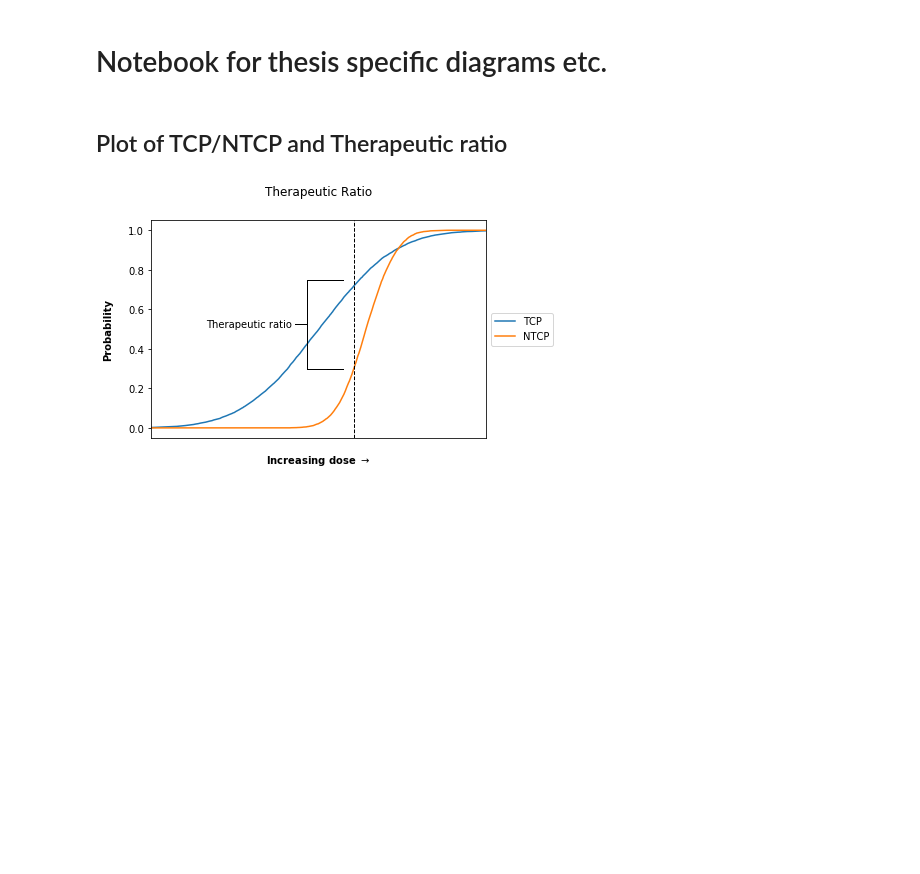
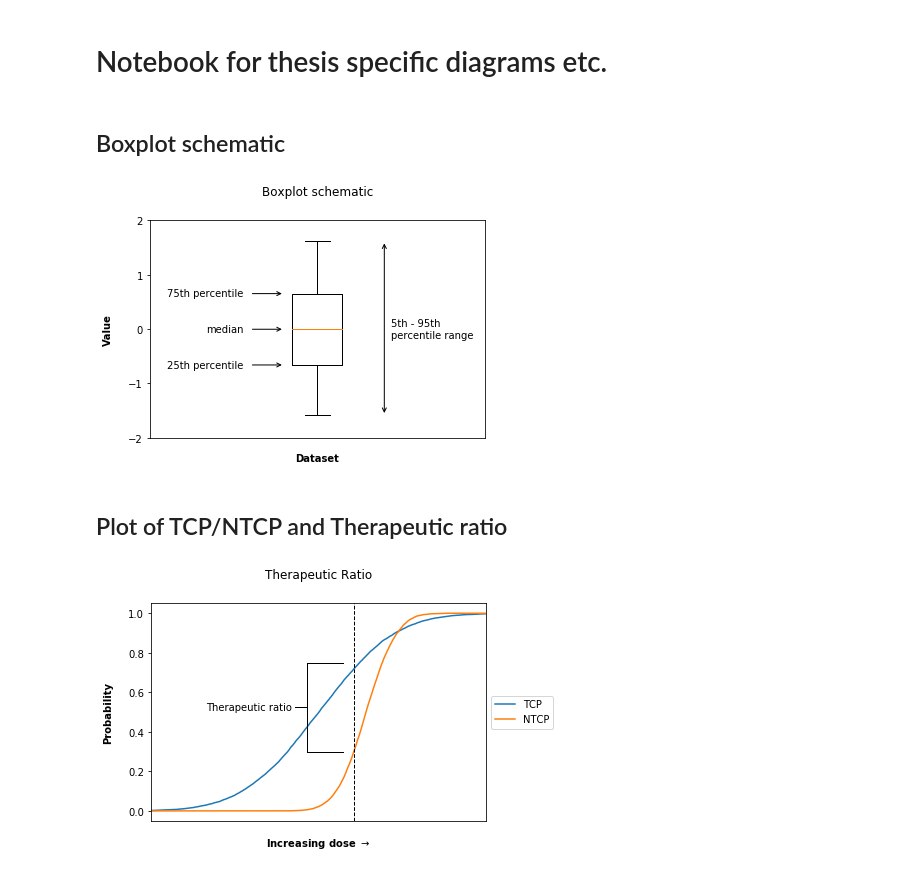
Before and after one commit to mbolt01/Thesis_analysis, a Jupyter notebook: Thesis Diagrams etc.ipynb, the cells around one changed output. Saved outputs shown, nothing was run; the diff lists cells and outputs as text; code cells hidden in the pictures; blank space fills up the shorter version.

```diff
--- a/Thesis Diagrams etc.ipynb
+++ b/Thesis Diagrams etc.ipynb
@@ -9,6 +9,65 @@ import pandas as pd
 
 mystyle = r'https://gist.githubusercontent.com/mbolt01/3087dffd11e70eccb08fdcf327374a5c/raw/std_fig'
 plt.style.use(mystyle)
+# %% [markdown]
+## Boxplot schematic
+# %%
+data = np.random.normal(loc=0,scale=1,size=1000)
+plt.boxplot(data,showfliers=False,whis=[5,95],positions=[1]) ## no outliers, 95th percentile range shown. box  = IQR, line = median
+plt.xticks([])
+plt.ylabel('Value')
+plt.xlabel('Dataset')
+plt.title('Boxplot schematic')
+
+median = np.median(data)
+d_25 = np.percentile(data,25)
+d_75 = np.percentile(data,75)
+d_95 = np.percentile(data,95)
+d_05 = np.percentile(data,5)
+
+## add text labels - note the plot is on x=1 by default
+
+## 95th percentile range
+plt.annotate("",
+            xy=(1.2, d_95), xycoords='data',
+            xytext=(1.2, d_05), textcoords='data',
+            arrowprops=dict(arrowstyle="<->",
+                            connectionstyle="arc3"),
+            )
+plt.text(1.22,0,'5th - 95th \npercentile range',verticalalignment='center')
+
+## median
+plt.annotate("",
+            xy=(0.9, median), xycoords='data',
+            xytext=(0.8, median), textcoords='data',
+            arrowprops=dict(arrowstyle="->",
+                            connectionstyle="arc3"),
+            )
+plt.text(0.78,median,'median',horizontalalignment='right',verticalalignment='center')
+
+## 75th percentile
+plt.annotate("",
+            xy=(0.9, d_75), xycoords='data',
+            xytext=(0.8, d_75), textcoords='data',
+            arrowprops=dict(arrowstyle="->",
+                            connectionstyle="arc3"),
+            )
+plt.text(0.78,d_75,'75th percentile',horizontalalignment='right',verticalalignment='center')
+
+## 25th percentile
+plt.annotate("",
+            xy=(0.9, d_25), xycoords='data',
+            xytext=(0.8, d_25), textcoords='data',
+            arrowprops=dict(arrowstyle="->",
+                            connectionstyle="arc3"),
+            )
+plt.text(0.78,d_25,'25th percentile',horizontalalignment='right',verticalalignment='center')
+plt.yticks([-2,-1,0,1,2])
+#plt.savefig('boxplot_schematic.png',dpi=300,bbox_inches='tight')
+
+plt.show()
+# %% [output]
+[figure, added]
 # %% [markdown]
 ## Plot of TCP/NTCP and Therapeutic ratio
 # %%
```
Also changed, not shown: parts of 1 cell of this notebook.
